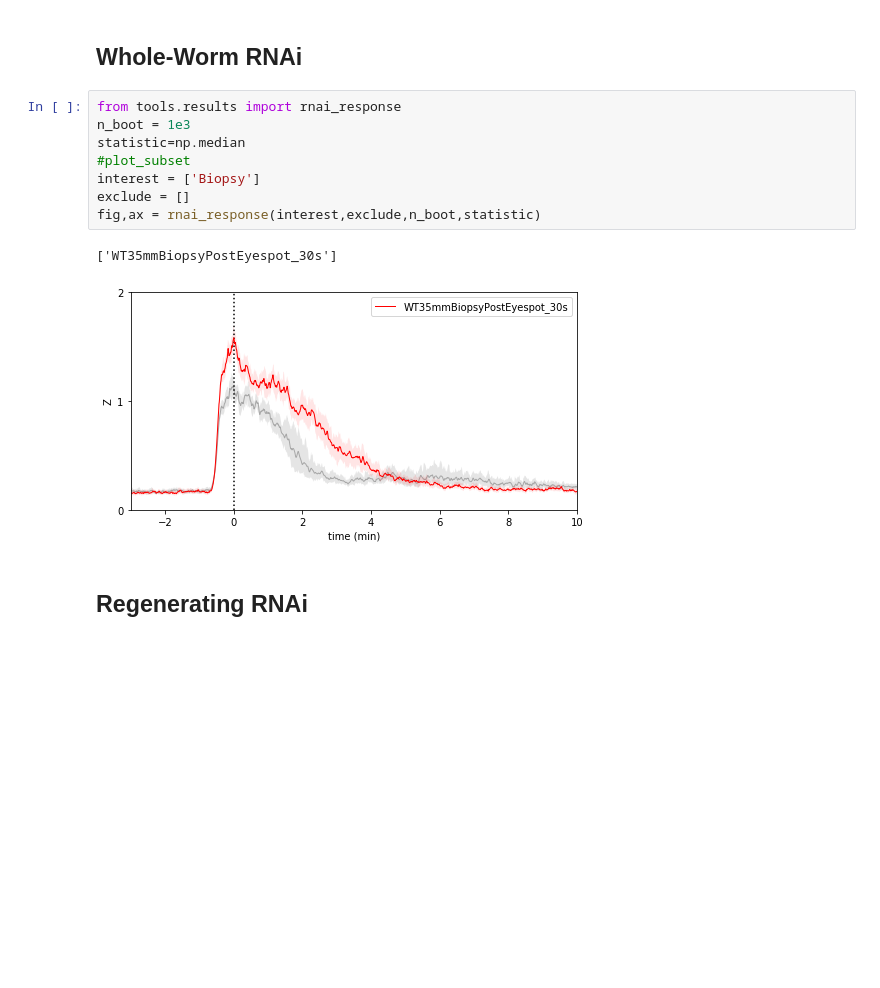
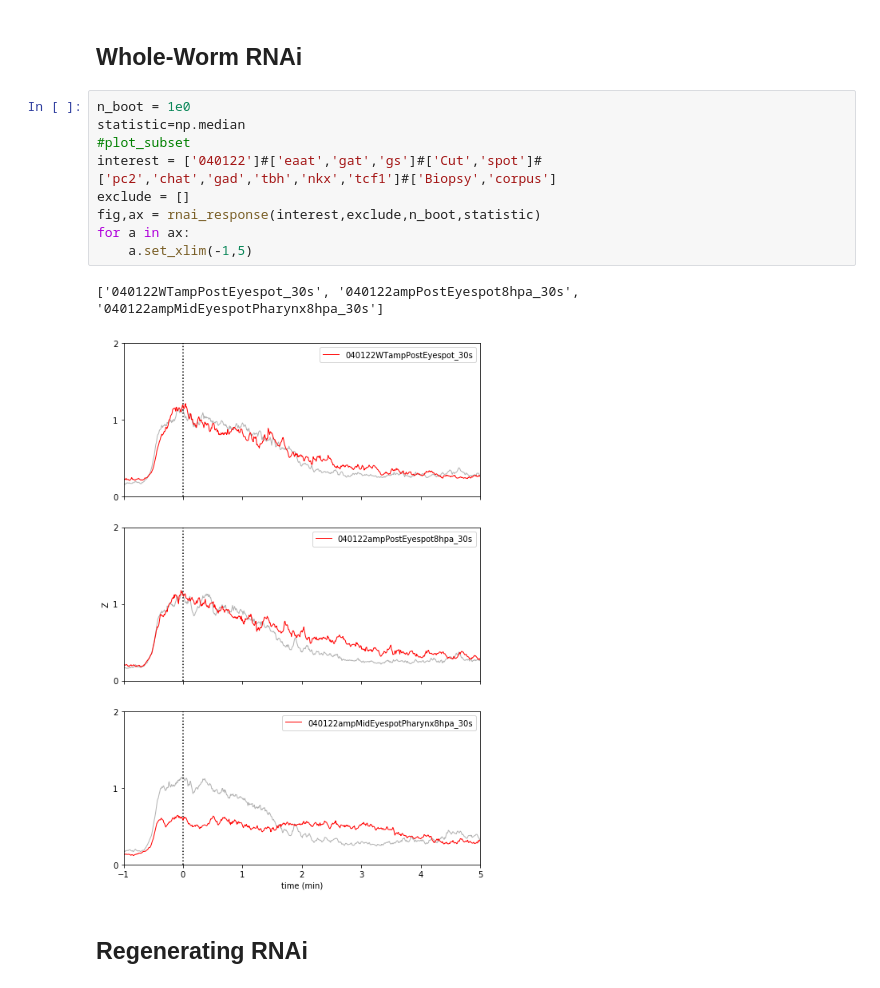
Before and after one commit to samuelbray32/behavior-lite, a Jupyter notebook: singlePulse.ipynb, the cells around one changed output. Drawn from its saved outputs; the diff is of its cells as text; blank space fills up the shorter version.

```diff
--- a/singlePulse.ipynb
+++ b/singlePulse.ipynb
@@ -18,16 +19,17 @@ _statistic_: what statistic to sample with the bootstrap (default is median)
 # %% [markdown]
 ## Whole-Worm RNAi
 # %%
-from tools.results import rnai_response
-n_boot = 1e3
+n_boot = 1e0
 statistic=np.median
 #plot_subset
-interest = ['Biopsy']
+interest = ['040122']#['eaat','gat','gs']#['Cut','spot']#['pc2','chat','gad','tbh','nkx','tcf1']#['Biopsy','corpus']
 exclude = []
 fig,ax = rnai_response(interest,exclude,n_boot,statistic)
+for a in ax:
+    a.set_xlim(-1,5)
 # %% [output]
-['WT35mmBiopsyPostEyespot_30s']
+['040122WTampPostEyespot_30s', '040122ampPostEyespot8hpa_30s', '040122ampMidEyespotPharynx8hpa_30s']
-[figure, old version]
+[figure, new version]
 # %% [markdown]
 ## Regenerating RNAi
 # %%
```
Also changed, not shown: parts of 2 cells of this notebook, 1 other file.
